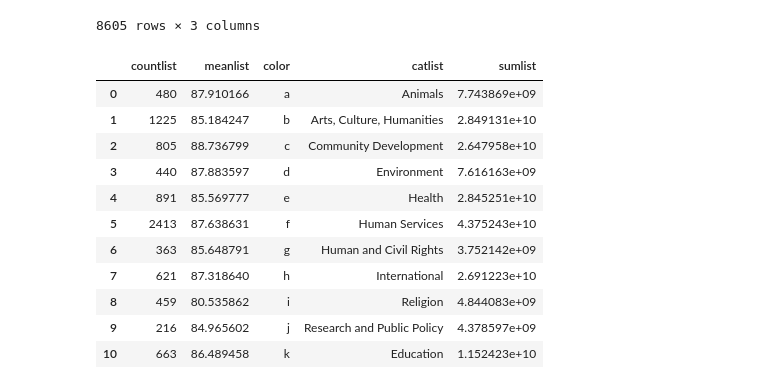
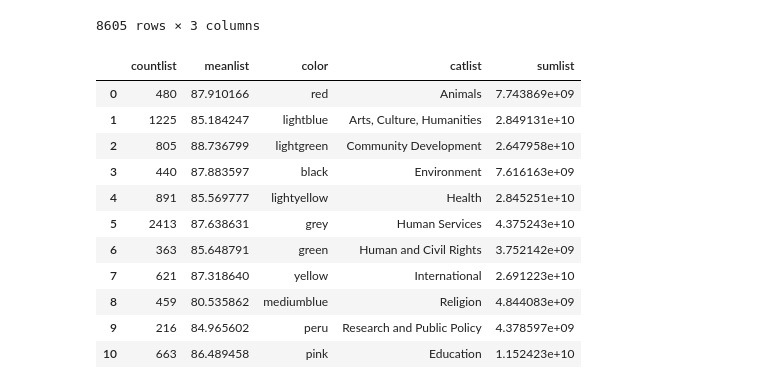
Before and after one commit to randyn/project-one, a Jupyter notebook: ScatterPlotCategories.ipynb, the cells around one changed output. Drawn from its saved outputs; the diff is of its cells as text; code cells hidden in the pictures.

```diff
--- a/ScatterPlotCategories.ipynb
+++ b/ScatterPlotCategories.ipynb
@@ -34,36 +34,36 @@ cat
 # %%
 catlist = ["Animals","Arts, Culture, Humanities", "Community Development", "Environment", "Health", "Human Services", "Human and Civil Rights", "International", "Religion","Research and Public Policy","Education"]
 
 def getContributionCount (catname):
     return cat.loc[cat['Category Name'] == catname].Contributions.count()
 
 countlist = [getContributionCount(i) for i in catlist]
 
 def getRatingMean (catname):
     return cat.loc[cat['Category Name'] == catname].Rating.mean()
 
 meanlist = [getRatingMean(i) for i in catlist]
 
 def getBubble (catname):
     return cat.loc[cat['Category Name'] == catname].Contributions.sum()
 
 sumlist = [getBubble(i) for i in catlist]
 finalist = [i/10000000 for i in sumlist]
 
-color =['a', 'b', 'c', 'd', 'e', 'f', 'g', 'h', 'i', 'j', 'k']
+color =['red', 'lightblue', 'lightgreen', 'black', 'lightyellow', 'grey', 'green', 'yellow', 'mediumblue', 'peru', 'pink']
 
 df = pd.DataFrame(dict(countlist=countlist, meanlist=meanlist, color=color,catlist=catlist, sumlist=sumlist))
 df
 # %% [output]
 |  | countlist | meanlist | color | catlist | sumlist |
-| 0 | 480 | 87.910166 | a | Animals | 7.743869e+09 |
-| 1 | 1225 | 85.184247 | b | Arts, Culture, Humanities | 2.849131e+10 |
-| 2 | 805 | 88.736799 | c | Community Development | 2.647958e+10 |
-| 3 | 440 | 87.883597 | d | Environment | 7.616163e+09 |
-| 4 | 891 | 85.569777 | e | Health | 2.845251e+10 |
-| 5 | 2413 | 87.638631 | f | Human Services | 4.375243e+10 |
-| 6 | 363 | 85.648791 | g | Human and Civil Rights | 3.752142e+09 |
-| 7 | 621 | 87.318640 | h | International | 2.691223e+10 |
-| 8 | 459 | 80.535862 | i | Religion | 4.844083e+09 |
-| 9 | 216 | 84.965602 | j | Research and Public Policy | 4.378597e+09 |
-| 10 | 663 | 86.489458 | k | Education | 1.152423e+10 |
+| 0 | 480 | 87.910166 | red | Animals | 7.743869e+09 |
+| 1 | 1225 | 85.184247 | lightblue | Arts, Culture, Humanities | 2.849131e+10 |
+| 2 | 805 | 88.736799 | lightgreen | Community Development | 2.647958e+10 |
+| 3 | 440 | 87.883597 | black | Environment | 7.616163e+09 |
+| 4 | 891 | 85.569777 | lightyellow | Health | 2.845251e+10 |
+| 5 | 2413 | 87.638631 | grey | Human Services | 4.375243e+10 |
+| 6 | 363 | 85.648791 | green | Human and Civil Rights | 3.752142e+09 |
+| 7 | 621 | 87.318640 | yellow | International | 2.691223e+10 |
+| 8 | 459 | 80.535862 | mediumblue | Religion | 4.844083e+09 |
+| 9 | 216 | 84.965602 | peru | Research and Public Policy | 4.378597e+09 |
+| 10 | 663 | 86.489458 | pink | Education | 1.152423e+10 |
```
Also changed, not shown: parts of 2 cells of this notebook.
